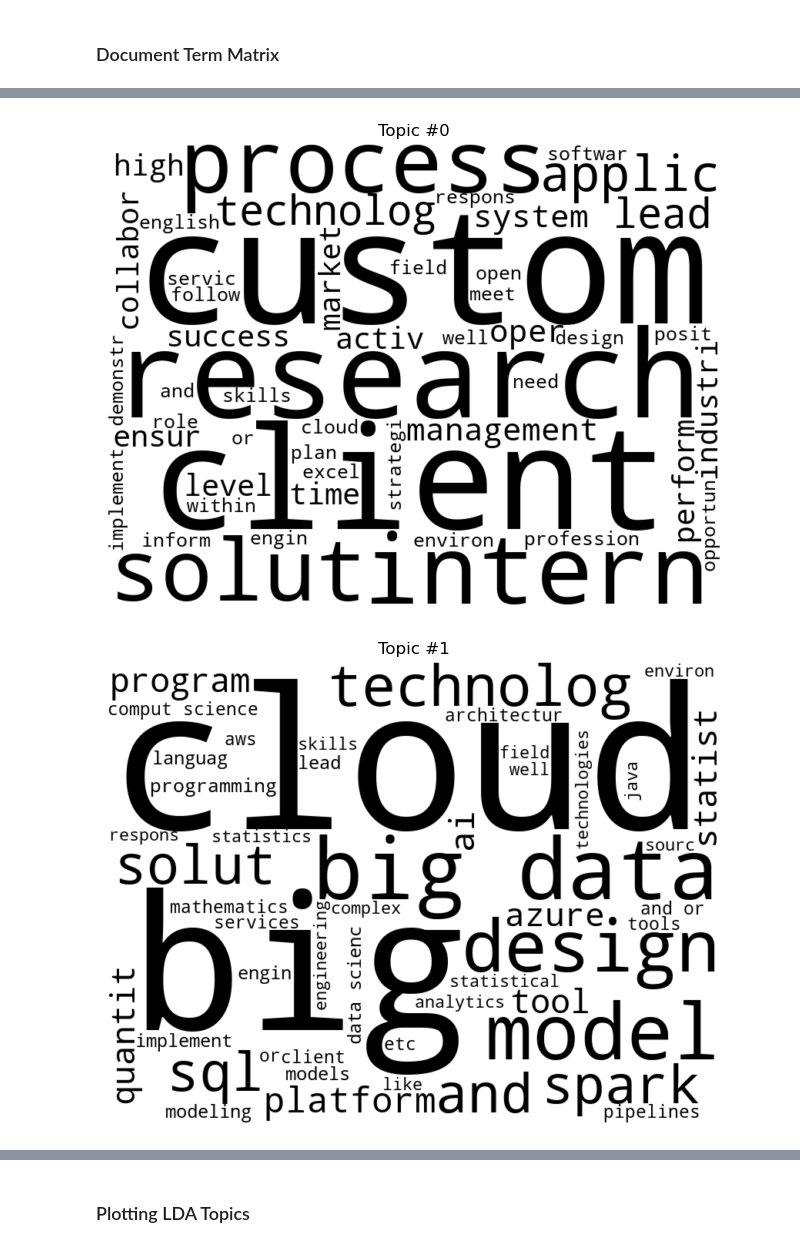
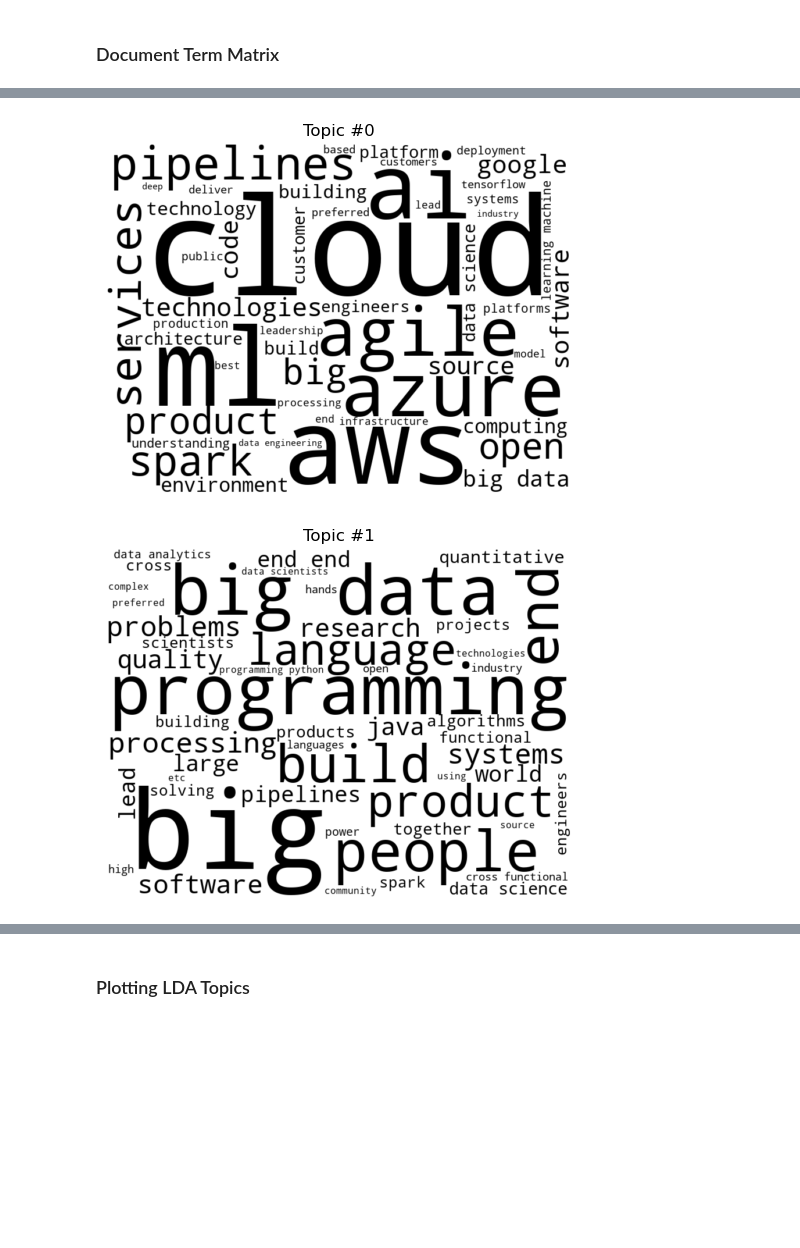
Before and after one commit to ollie-gats/intro_nlp_final_project, a Jupyter notebook: GatlandBoxhoDiGianvito_NLP.ipynb, the cells around one changed output, grey strips where cells are left out. Saved outputs shown, nothing was run; the diff lists cells and outputs as text; code cells hidden in the pictures; blank space fills up the shorter version.

```diff
--- a/GatlandBoxhoDiGianvito_NLP.ipynb
+++ b/GatlandBoxhoDiGianvito_NLP.ipynb
@@ -370,3 +528,5 @@ df_new['soft_skills'] = df_new['soft_skills'].apply(lambda x: ' '.join(x))
 # %%
 # Concatenate the processed_description, hard_skills, and soft_skills columns
-df_new['combined_text'] = df_new['processed_description'] + ' ' + df_new['hard_skills'] + ' ' + df_new['soft_skills']
+df_new['extracted_text_skills'] = df_new['job_content_extracted'] + ' ' + 3*df_new['hard_skills'] + ' ' + 3*df_new['soft_skills']
+df_new['cleaned_text_skills'] = df_new['cleaned_description'] + ' ' + 3*df_new['hard_skills'] + ' ' + 3*df_new['soft_skills']
+df_resume['cleaned_resume_skills'] = df_resume['cleaned_resume'] + ' ' + 3*df_resume['hard_skills'] + ' ' + 3*df_resume['soft_skills']
@@ -376,10 +536,9 @@ df_new['combined_text'] = df_new['processed_description'] + ' ' + df_new['hard_s
 ### Document Term Matrix
 # %%
 # Create document term matrix using CountVectorizer
-
 pd.set_option('display.max_columns', None)
 vectorizer = CountVectorizer(ngram_range = (1,2), min_df=0.075, max_df=0.40)
-X = vectorizer.fit_transform(df_new['combined_text'])
+X = vectorizer.fit_transform(df_new['extracted_text_skills'])
 
 # Convert DTM to DataFrame
 dtm_df = pd.DataFrame(X.toarray(), columns=vectorizer.get_feature_names_out())
@@ -407,24 +566,29 @@ dtm_df.shape
 # %%
-#gensim needs the dtm in a different sparce format
-dtm_sparse = csr_matrix(dtm_df)
+def get_lda_topics(dtm,num_topics):
+    #gensim needs the dtm in a different sparce format
+    dtm_sparse = csr_matrix(dtm)
 
-# Convert sparse matrix to gensim corpus
-corpus = Sparse2Corpus(dtm_sparse, documents_columns=False)
+    # Convert sparse matrix to gensim corpus
+    corpus = Sparse2Corpus(dtm_sparse, documents_columns=False)
 
-# Create gensim dictionary from sklearn CountVectorizer vocabulary
-vocabulary_gensim = {}
-for key, val in vectorizer.vocabulary_.items():
-    vocabulary_gensim[val] = key
+    # Create gensim dictionary from sklearn CountVectorizer vocabulary
+    vocabulary_gensim = {}
+    for key, val in vectorizer.vocabulary_.items():
+        vocabulary_gensim[val] = key
 
-dictionary = corpora.Dictionary()
-dictionary.id2token = vocabulary_gensim
-dictionary.token2id = vectorizer.vocabulary_
+    dictionary = corpora.Dictionary()
+    dictionary.id2token = vocabulary_gensim
+    dictionary.token2id = vectorizer.vocabulary_
+
+    # Train LDA model
+    lda_model = models.LdaModel(corpus=corpus, id2word=dictionary, num_topics=num_topics, passes=20, random_state=42)
+    return lda_model, corpus, dictionary
 # %%
 # Number of topics
-num_topics = 6
+num_topics = 7
 
 # Build LDA model
-lda_model = models.LdaModel(corpus=corpus, id2word=dictionary, num_topics=num_topics, passes=20, random_state=42)
+lda_model, corpus, dic = get_lda_topics(dtm_df, num_topics)
 
 # Display the topics
 topics = lda_model.print_topics(num_words=30)
@@ -486,22 +652,22 @@ display(topics)
 # %%
 def generate_wordclouds(topics, dictionary):
     for topic_num, topic_words in topics:
         word_freq = dict(topic_words)
         wordcloud = WordCloud(
             width = 800,
             height = 600,
             background_color ='white',
             color_func=lambda *args, **kwargs: "black", # Ensures words are in black
             min_font_size = 10).generate_from_frequencies(word_freq)
 
-        plt.figure(figsize = (8, 6), facecolor = None)
+        plt.figure(figsize = (6, 6), facecolor = None)
         plt.imshow(wordcloud, interpolation="bilinear")
         plt.axis("off")
         plt.title(f'Topic #{topic_num}')
         plt.show()
 
 # Generate word clouds for each topic
 generate_wordclouds(topics, lda_model.id2word)
 # %% [output]
-[figure, old version]
+[figure, new version]
-[figure, old version]
+[figure, new version]
```
Also changed, not shown: parts of 152 cells of this notebook, 39 other files.
